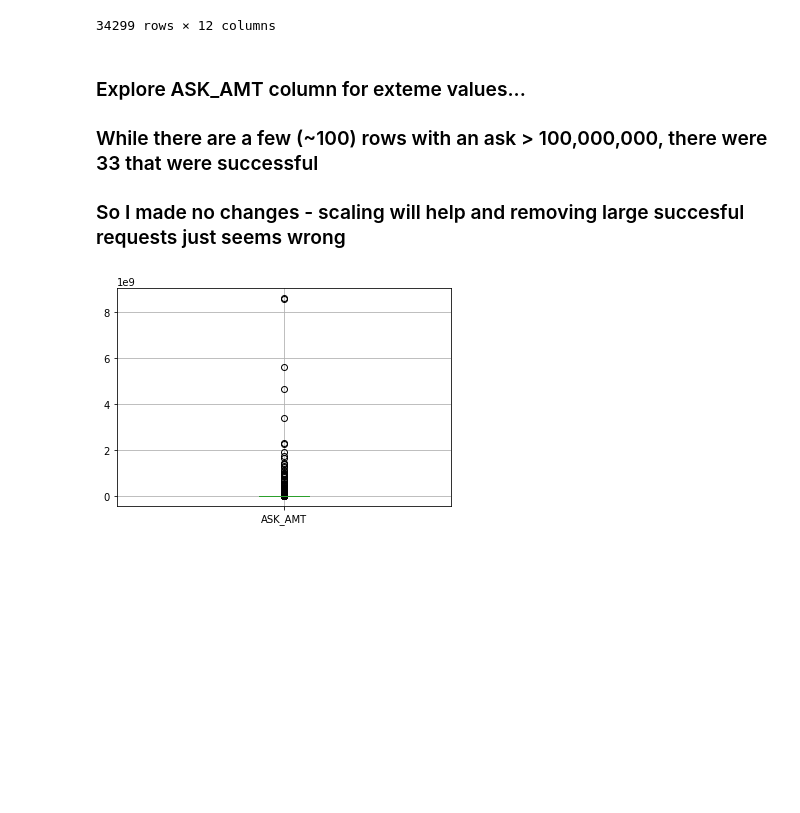
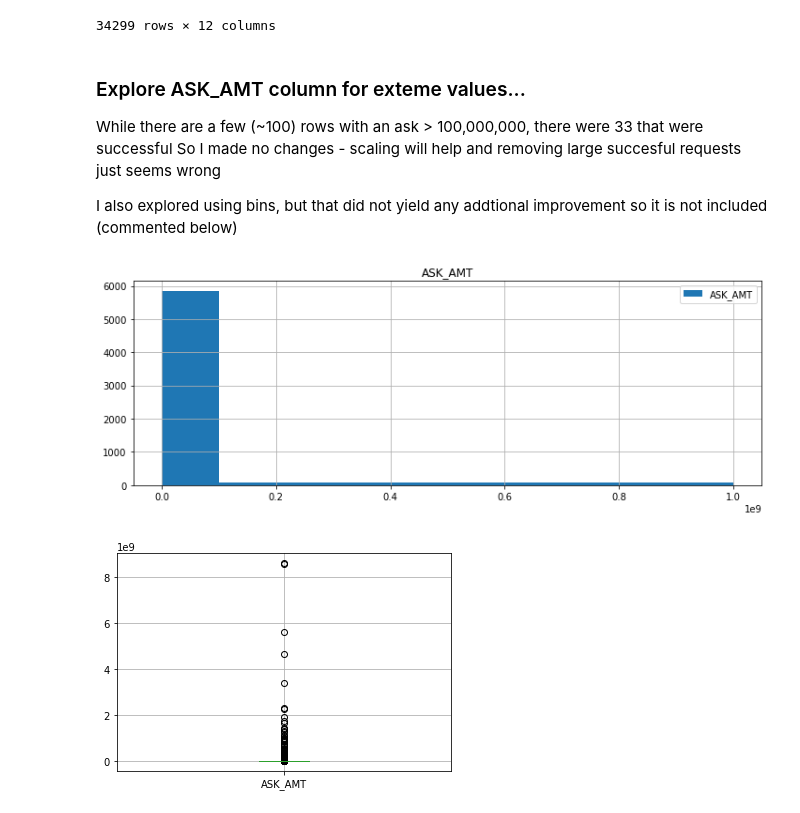
Before and after one commit to goldbala55/Neural_Network_Charity_Analysis, a Jupyter notebook: AlphabetSoupCharity_Optization.ipynb, the cells around one changed output. Saved outputs shown, nothing was run; the diff lists cells and outputs as text; code cells hidden in the pictures; blank space fills up the shorter version.

```diff
--- a/AlphabetSoupCharity_Optization.ipynb
+++ b/AlphabetSoupCharity_Optization.ipynb
@@ -43,5 +43,11 @@ charity_df
 charity_df.drop(['EIN', 'NAME'],inplace=True, axis=1)
 # %% [markdown]
 ### Explore ASK_AMT column for exteme values...
-### While there are a few (~100) rows with an ask > 100,000,000, there were 33 that were successful
-### So I made no changes - scaling will help and removing large succesful requests just seems wrong
+While there are a few (~100) rows with an ask > 100,000,000, there were 33 that were successful
+So I made no changes - scaling will help and removing large succesful requests just seems wrong
+
+I also explored using bins, but that did not yield any addtional improvement so it is not included (commented below)
+# %%
+hist = charity_df.hist('ASK_AMT', bins=[50000, 100000000, 1000000000 ], legend=True, figsize=(12,4))
+# %% [output]
+[figure, added]
```
Also changed, not shown: parts of 1 cell of this notebook, 1 other file.
